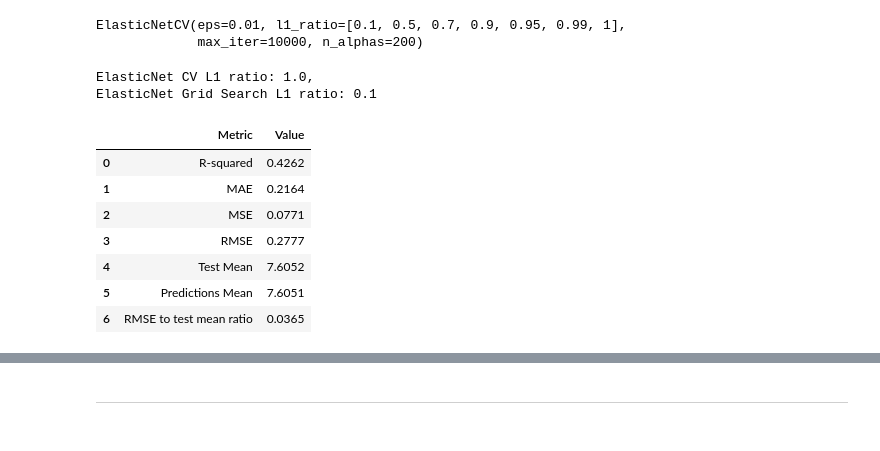
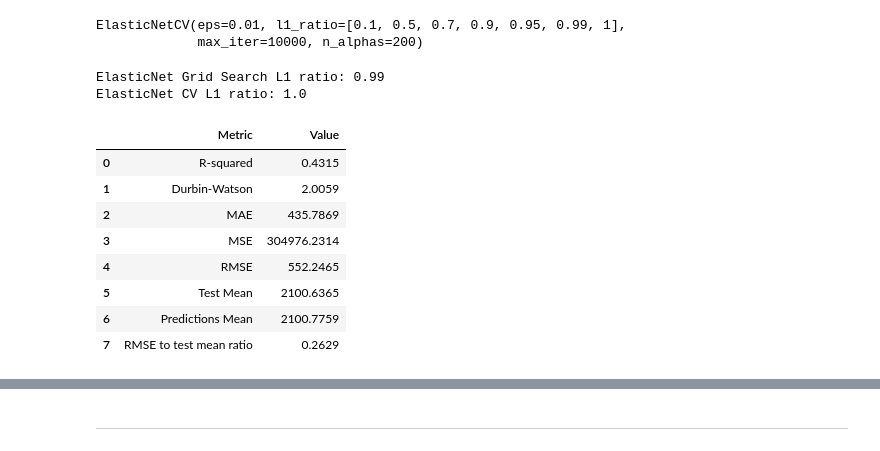
Before and after one commit to nadpierre/rental-prices-regression-project, a Jupyter notebook: DataModeling.ipynb, the cells around one changed output, grey strips where cells are left out. Saved outputs shown, nothing was run; the diff lists cells and outputs as text; code cells hidden in the pictures.

```diff
--- a/DataModeling.ipynb
+++ b/DataModeling.ipynb
@@ -326,0 +321,11 @@ By removing the outliers, the R-squared improved (0.3280 to 0.39) and the RMSE w
+# %%
+# Only keep statistically significant variables (95% confidence interval)
+selected_features = list(poly_model.pvalues[poly_model.pvalues <= 0.05].index)[1:] # remove intercept
+
+while len(selected_features) < len(X_poly.columns):
+    X_poly = X_poly[selected_features]
+    X_train, X_test, y_train, y_test = train_test_split(X_poly, y, test_size=0.10, random_state=54)
+    X_train_constant = sm.add_constant(X_train)
+    X_test_constant = sm.add_constant(X_test)
+    poly_model = sm.OLS(y_train, X_train_constant).fit()
+    selected_features = list(poly_model.pvalues[poly_model.pvalues <= 0.05].index)[1:]
@@ -326,0 +355,25 @@ By removing the outliers, the R-squared improved (0.3280 to 0.39) and the RMSE w
+# %%
+# Drop outliers
+y_pred = poly_model.predict(X_test_constant)
+residuals = y_test - y_pred
+pos_outliers = set(residuals[np.abs(residuals) > 1750].index)
+
+while len(pos_outliers) > 0:
+    df = df.drop(pos_outliers).reset_index(drop=True)
+    X = df.drop('price', axis=1)
+    y = df['price']
+
+    poly_converter = PolynomialFeatures(degree=2, include_bias=False)
+    poly_features = poly_converter.fit_transform(X)
+    X_poly = pd.DataFrame(poly_features, columns=poly_converter.get_feature_names_out())
+
+    X_poly = X_poly[selected_features]
+    X_train, X_test, y_train, y_test = train_test_split(X_poly, y, test_size=0.10, random_state=54)
+
+    X_train_constant = sm.add_constant(X_train)
+    X_test_constant = sm.add_constant(X_test)
+    poly_model = sm.OLS(y_train, X_train_constant).fit()
+
+    y_pred = poly_model.predict(X_test_constant)
+    residuals = y_test - y_pred
+    pos_outliers = set(residuals[np.abs(residuals) > 1750].index)
@@ -350,7 +428,7 @@ grid_model = GridSearchCV(estimator=elastic_net_model,
                           cv=5,
                           verbose=1)
 
-grid_model.fit(X_train_scaled, log_y_train)
+grid_model.fit(X_train_scaled, y_train)
 # %% [output]
 Fitting 5 folds for each of 42 candidates, totalling 210 fits
 GridSearchCV(cv=5, estimator=ElasticNet(),
@@ -387,25 +460,26 @@ The R-squared went from 0.39 to 0.4151 but the RMSE went from 0.2776 to 0.2804.
 # %%
 # ElasticCV model
 cv_model = ElasticNetCV(l1_ratio=[0.1, 0.5, 0.7, 0.9, 0.95, 0.99, 1], eps=0.01, n_alphas=200, max_iter=10000)
-cv_model.fit(X_train_scaled, log_y_train)
+cv_model.fit(X_train_scaled, y_train)
 # %% [output]
 ElasticNetCV(eps=0.01, l1_ratio=[0.1, 0.5, 0.7, 0.9, 0.95, 0.99, 1],
              max_iter=10000, n_alphas=200)
 # %%
-# l1 ratio comparison
-print(f'ElasticNet CV L1 ratio: {cv_model.l1_ratio_}, \nElasticNet Grid Search L1 ratio: {grid_model.best_estimator_.l1_ratio}')
+# L1 ratio comparison
+print(f'ElasticNet Grid Search L1 ratio: {grid_model.best_estimator_.l1_ratio}\nElasticNet CV L1 ratio: {cv_model.l1_ratio_}')
 # %% [output]
-ElasticNet CV L1 ratio: 1.0,
-ElasticNet Grid Search L1 ratio: 0.1
+ElasticNet Grid Search L1 ratio: 0.99
+ElasticNet CV L1 ratio: 1.0
 # %%
 # Evaluate model
-get_summary2(cv_model, X_test_scaled, log_y_test)
+get_summary2(cv_model, X_test_scaled, y_test)
 # %% [output]
 |  | Metric | Value |
-| 0 | R-squared | 0.4262 |
-| 1 | MAE | 0.2164 |
-| 2 | MSE | 0.0771 |
-| 3 | RMSE | 0.2777 |
-| 4 | Test Mean | 7.6052 |
-| 5 | Predictions Mean | 7.6051 |
-| 6 | RMSE to test mean ratio | 0.0365 |
+| 0 | R-squared | 0.4315 |
+| 1 | Durbin-Watson | 2.0059 |
+| 2 | MAE | 435.7869 |
+| 3 | MSE | 304976.2314 |
+| 4 | RMSE | 552.2465 |
+| 5 | Test Mean | 2100.6365 |
+| 6 | Predictions Mean | 2100.7759 |
+| 7 | RMSE to test mean ratio | 0.2629 |
```
Also changed, not shown: parts of 79 cells of this notebook, 6 other files.
